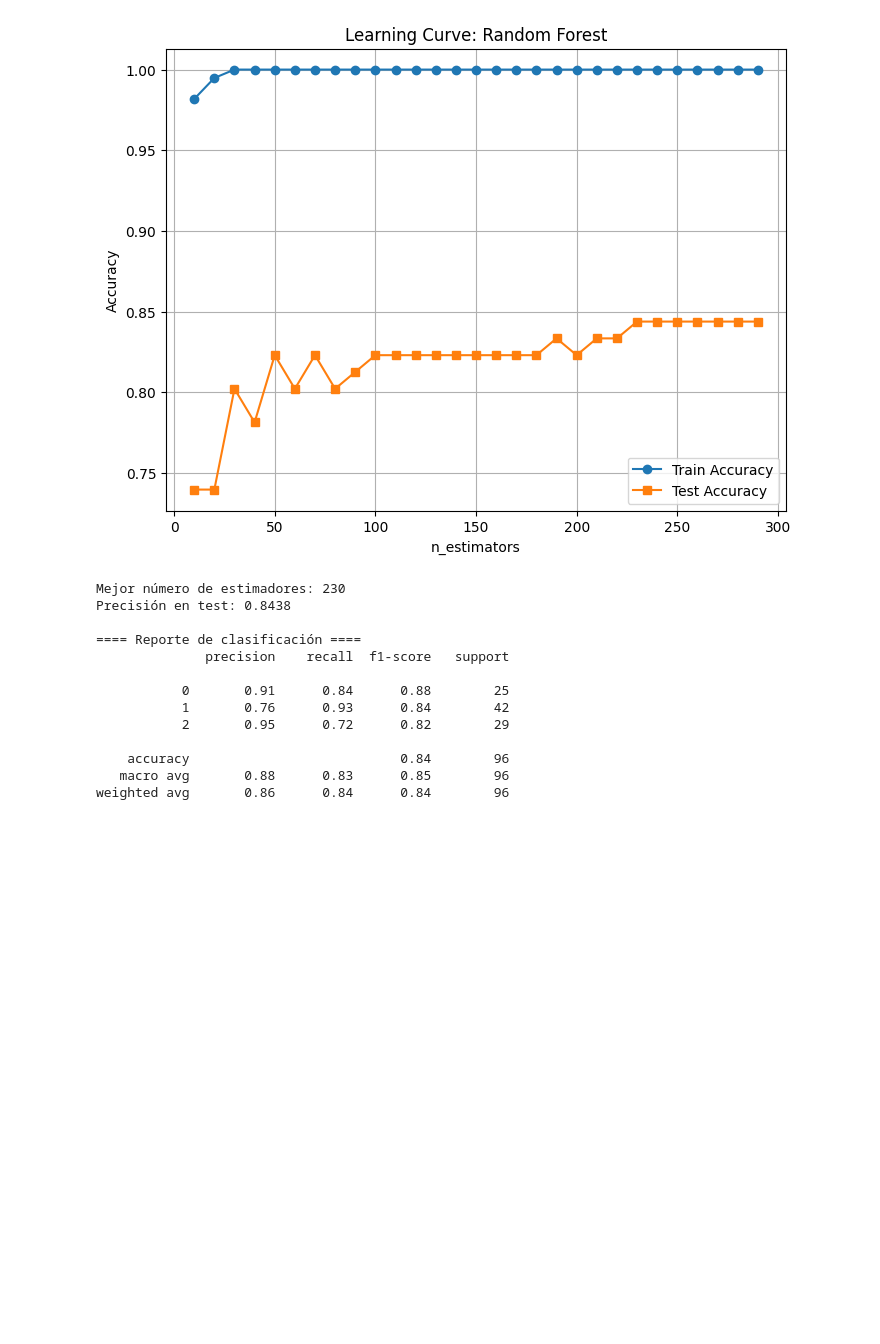
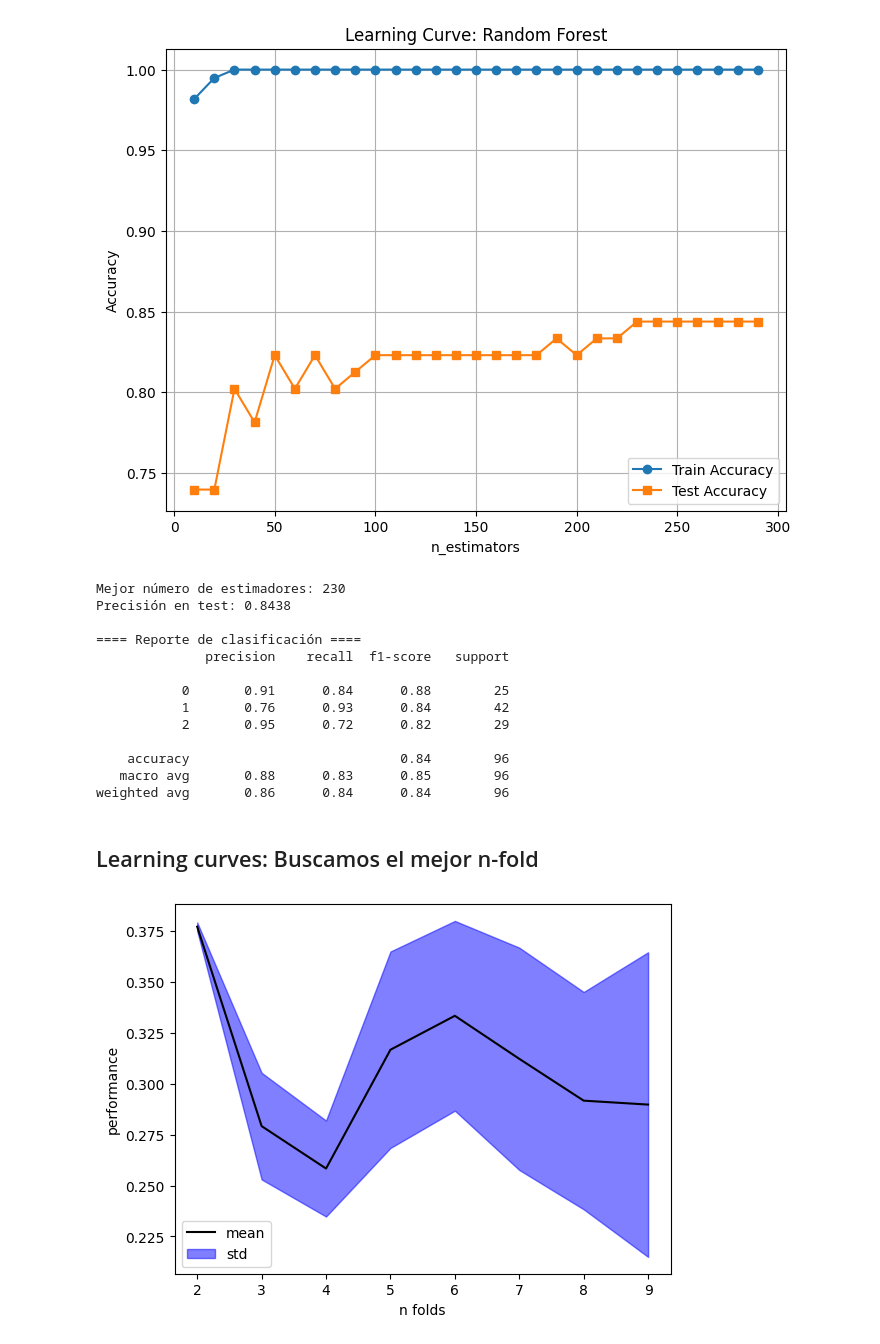
Before and after one commit to smuke123/StudentsPerfomanceAnalysis, a Jupyter notebook: Code/StudentsPerfomanceAnalysis.ipynb, the cells around one changed output. Drawn from its saved outputs; the diff is of its cells as text; code cells hidden in the pictures; blank space fills up the shorter version.

```diff
--- a/Code/StudentsPerfomanceAnalysis.ipynb
+++ b/Code/StudentsPerfomanceAnalysis.ipynb
@@ -522,3 +570,10 @@ Precisión en test: 0.8438
     accuracy                           0.84        96
    macro avg       0.88      0.83      0.85        96
 weighted avg       0.86      0.84      0.84        96
+# %% [markdown]
+## Learning curves: Buscamos el mejor n-fold
+# %%
+from sklearn.model_selection import cross_val_score
+curve_std(est)
+# %% [output]
+[figure, added]
```
Also changed, not shown: parts of 12 cells of this notebook.
